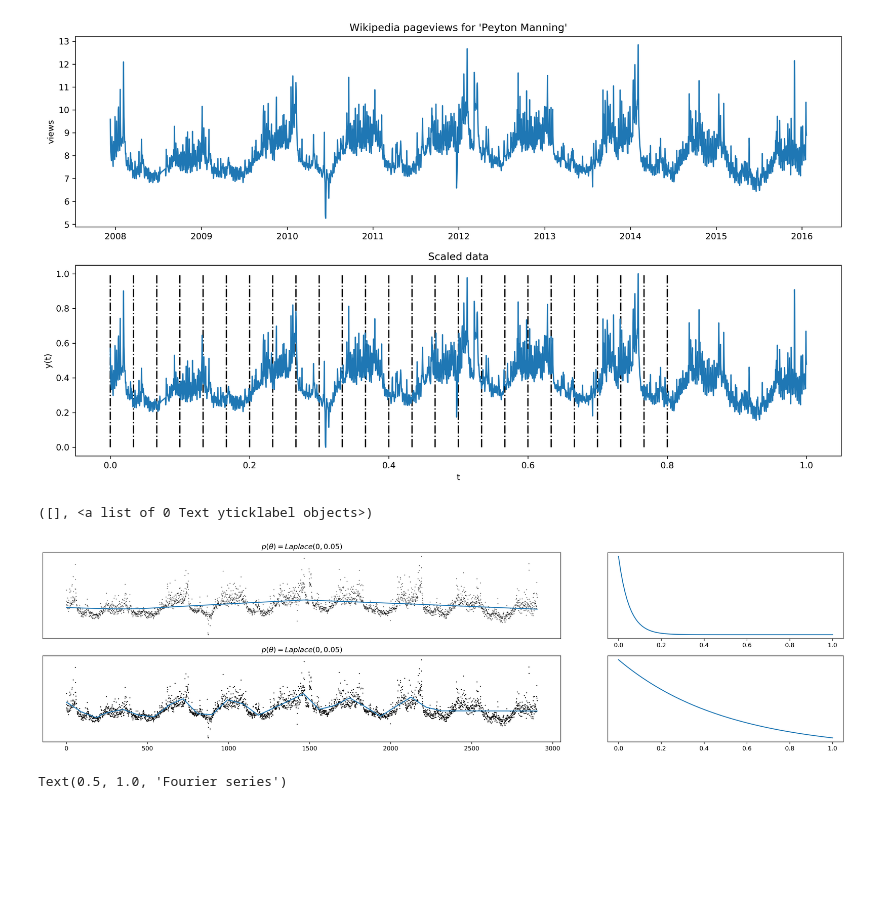
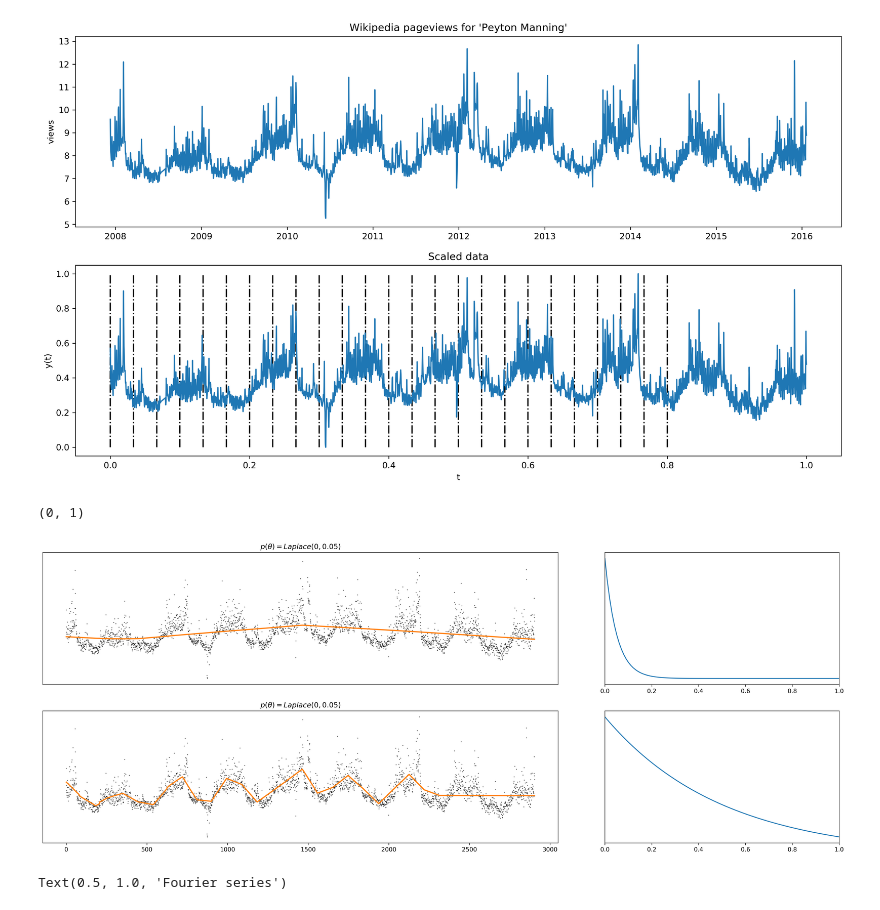
Before and after one commit to ritchie46/pydata-pymc3-prophet, a Jupyter notebook: notebooks/code-up.ipynb, the cells around one changed output. Cells and saved outputs as stored; diff of their text form; code cells hidden in the pictures; blank space fills up the shorter version.

Commit message:
trend result plot

```diff
--- a/notebooks/code-up.ipynb
+++ b/notebooks/code-up.ipynb
@@ -137,30 +137,33 @@ x = np.linspace(0, 1, 100)
 # %%
 plt.figure(figsize=(24, 9), dpi=300)
 
-plt.subplot2grid((3, 3), (0, 0), colspan=2)
+plt.subplot2grid((2, 3), (0, 0), colspan=2)
 plt.title('$p(\\theta) = Laplace(0, 0.05)$')
-plt.plot(g_1)
+plt.plot(g_1, lw=2, color='C1')
 plt.scatter(np.arange(df.shape[0]), df.y, s=0.5, color='black', alpha=0.5)
 plt.yticks([])
 plt.xticks([])
 
-plt.subplot2grid((3, 3), (0, 2))
+plt.subplot2grid((2, 3), (0, 2))
 plt.plot(x, stats.laplace(0, 0.05).pdf(x))
+plt.xlim(0, 1)
 plt.yticks([])
 
 
-plt.subplot2grid((3, 3), (1, 0), colspan=2)
+plt.subplot2grid((2, 3), (1, 0), colspan=2)
 plt.title('$p(\\theta) = Laplace(0, 0.05)$')
-plt.plot(g_2)
-plt.scatter(np.arange(df.shape[0]), df.y, s=0.5, color='black')
+plt.plot(g_2, lw=2, color='C1')
+plt.scatter(np.arange(df.shape[0]), df.y, s=0.5, color='black', alpha=0.5)
 plt.yticks([])
 
-plt.subplot2grid((3, 3), (1, 2))
+
+plt.subplot2grid((2, 3), (1, 2))
 plt.plot(x, stats.laplace(0, 0.5).pdf(x))
 plt.yticks([])
+plt.xlim(0, 1)
 # %% [output]
-([], <a list of 0 Text yticklabel objects>)
+(0, 1)
-[figure, old version]
+[figure, new version]
 # %%
 np.random.seed(6)
 def fourier_series(t, p, n):
```
Also changed, not shown: 2 other files.
